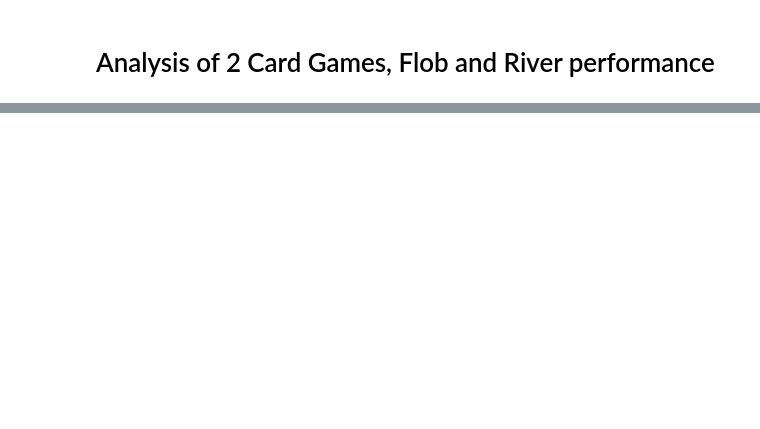
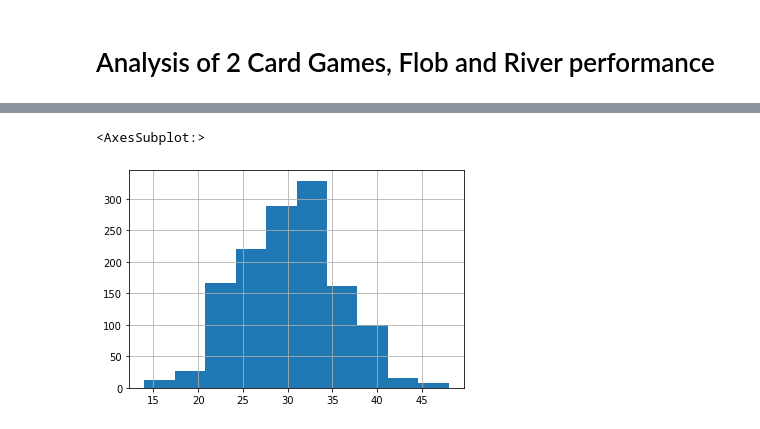
Before and after one commit to Silber8806/PokerPro, a Jupyter notebook: source_code/analysis/Poker Simulation Analysis.ipynb, the cells around one changed output, grey strips where cells are left out. Cells and saved outputs as stored; diff of their text form; code cells hidden in the pictures; blank space fills up the shorter version.

```diff
--- a/source_code/analysis/Poker Simulation Analysis.ipynb
+++ b/source_code/analysis/Poker Simulation Analysis.ipynb
@@ -358,2 +524,9 @@ for index, row in categories_to_plot.iterrows():
 # %% [markdown]
 # Analysis of 2 Card Games, Flob and River performance
+# %%
+pre_flop_hands = hands.query('community1 == "Z-N/A" and bet_number == "1"')
+analysis_data = pre_flop_hands[['category','player_type','opponents','hand1','hand2','game_reason','game_net_change']]
+analysis_data[['rank1', 'suit1']] = analysis_data['hand1'].str.split('-', 1, expand=True)
+analysis_data[['rank2', 'suit2']] = analysis_data['hand2'].str.split('-', 1, expand=True)
+analysis_data['same_suit'] = analysis_data['rank1'] == analysis_data['rank2']
+analysis_data
@@ -359,0 +557,5 @@ for index, row in categories_to_plot.iterrows():
+# %%
+analysis_data.groupby(['hand1','hand2']).game_reason.count().hist()
+# %% [output]
+<AxesSubplot:>
+[figure, added]
```
Also changed, not shown: parts of 19 cells of this notebook.
